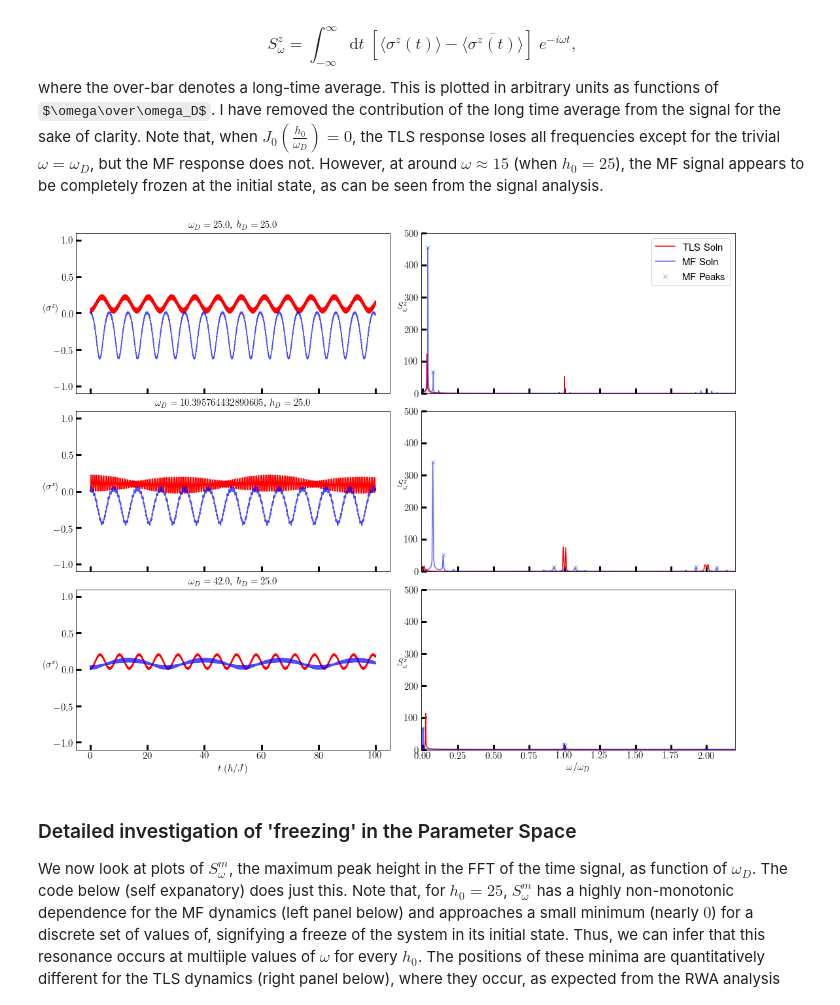
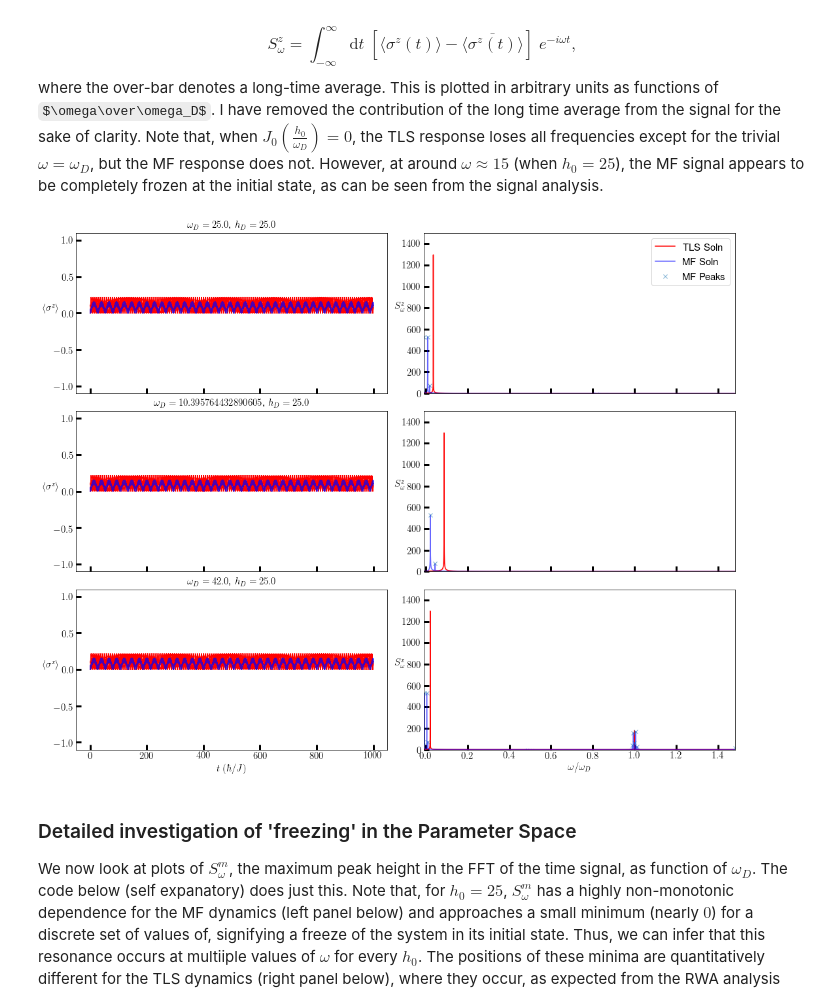
Before and after one commit to deyh2020/periodic_lipkin, a Jupyter notebook: lipkin.ipynb, the cells around one changed output. Cells and saved outputs as stored; diff of their text form; code cells hidden in the pictures; some formulas as TeX source.

```diff
--- a/lipkin.ipynb
+++ b/lipkin.ipynb
@@ -55,7 +55,7 @@ sx = np.array([[0, 1],[ 1, 0]])
 sy = np.array([[0, -1j],[1j, 0]])
 sz = np.array([[1, 0],[0, -1]])
 
-t = np.linspace(0, 100, 3000)
+t = np.linspace(0, 1000, 30000)
 h0 = 0.1
 h = 25.0
 eta = 2.40482555769577
@@ -105,36 +105,36 @@ for i, w in enumerate(omegas):
     axs[i, 0].plot(t, mz_tls.real,'r', label = "TLS Soln")
     axs[i, 0].plot(t, mz_mf.real, 'b', label = "MF Soln", alpha=0.7)
     axs[i, 0].set_ylabel(r'$\langle\sigma^z\rangle$',fontsize=fs, rotation=0)
     axs[i, 0].tick_params(direction='in', length=8, width=3, labelsize=fs)
     axs[i, 0].set_yticks([-1.,-0.5,0.,0.5,1.], minor=False)
     #axs[i, 0].set_xlim(-1.1, 10.1)
     axs[i, 0].set_ylim(-1.1, 1.1)
 
     #Now, FFT
     freqs_mf = np.fft.fftshift(np.fft.fftfreq(np.size(mz_mf), d=t[1]-t[0]))
     spectrum_mf = np.fft.fftshift(np.fft.fft(mz_mf - np.average(mz_mf)))
     freqs_tls = np.fft.fftshift(np.fft.fftfreq(np.size(mz_tls), d=t[1]-t[0]))
     spectrum_tls = np.fft.fftshift(np.fft.fft(mz_tls - np.average(mz_tls)))
     axs[i, 1].set_ylabel(r'$S^z_\omega$',fontsize=fs, rotation=0)
     axs[i, 1].tick_params(direction='in', length=8, width=3, labelsize=fs)
     axs[i, 1].plot(2.0 * np.pi * freqs_tls.real/w, np.abs(spectrum_tls),'r', label = "TLS Soln")
     axs[i, 1].plot(2.0 * np.pi * freqs_mf.real/w, np.abs(spectrum_mf),'b', label = "MF Soln", alpha=0.6)
     peaks, _ = find_peaks(np.abs(spectrum_mf), height=pheightmin)
     axs[i, 1].plot(2.0 * np.pi * freqs_mf[peaks].real/w, np.abs(spectrum_mf[peaks]), "x", label = "MF Peaks", alpha=0.6)
-    axs[i, 1].set_ylim(-0.01, 500)
-    axs[i, 1].set_xlim(-0.01, 2.2)
+    axs[i, 1].set_ylim(-0.01, 1500)
+    axs[i, 1].set_xlim(-0.01, 1.48)
 
 
 axs[lastplot, 0].set_xlabel(r'$t\;(\hbar/J)$',fontsize=fs)
 axs[lastplot, 1].set_xlabel(r'$\omega/\omega_D$',fontsize=fs)
 
 legend0 = axs[0, 1].legend(prop={'size': fs})
 
 # Norm sanity check
 #plt.plot(t, np.abs(sol_mf[:, 0])**2 + np.abs(sol_mf[:, 1])**2)
 fig.tight_layout()
 # %% [output]
-[figure, old version]
+[figure, new version]
 # %% [markdown]
 ### Detailed investigation of 'freezing' in the Parameter Space
 
```
Also changed, not shown: parts of 3 cells of this notebook.
